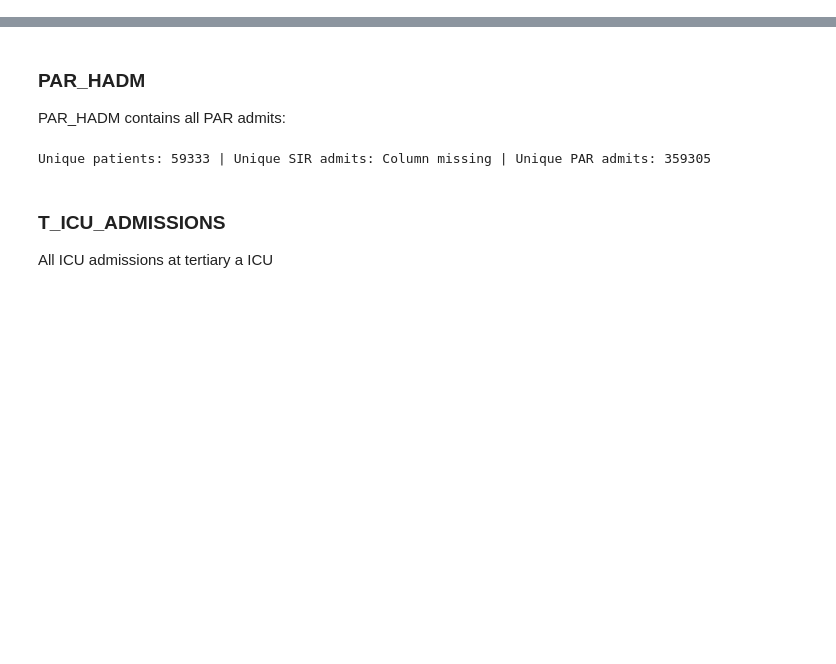
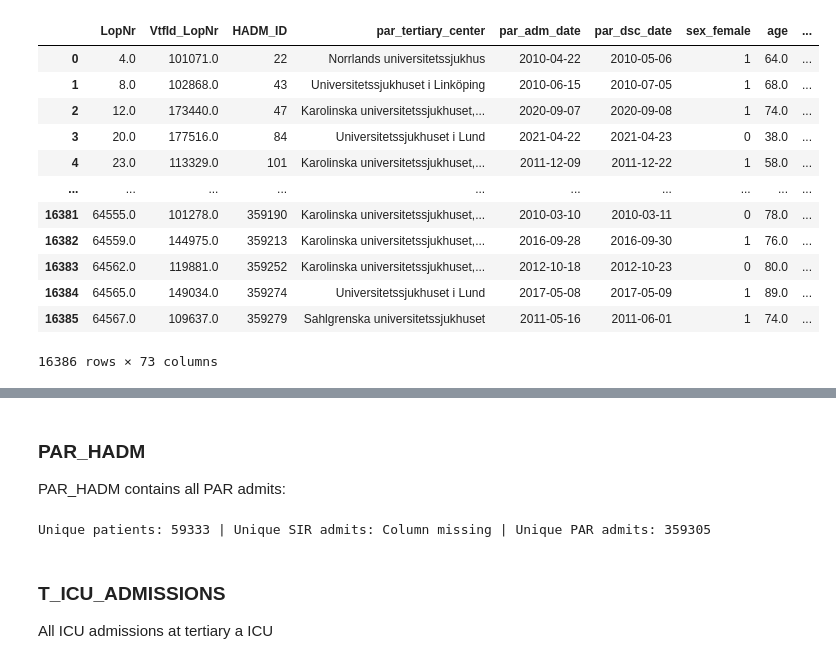
Before and after one commit to johol355/neuro-ascertainment, a Jupyter notebook: candidate-queries/hospital-admission-concept/hospital-admission-concept.ipynb, the cells around one changed output, grey strips where cells are left out. Cells and saved outputs as stored; diff of their text form; code cells hidden in the pictures; blank space fills up the shorter version.

```diff
--- a/candidate-queries/hospital-admission-concept/hospital-admission-concept.ipynb
+++ b/candidate-queries/hospital-admission-concept/hospital-admission-concept.ipynb
@@ -26,0 +48,16 @@ def count_id(df):
+# %%
+d2
+# %% [output]
+|  | LopNr | VtfId_LopNr | HADM_ID | par_tertiary_center | par_adm_date | par_dsc_date | sex_female | age | ... |
+| 0 | 4.0 | 101071.0 | 22 | Norrlands universitetssjukhus | 2010-04-22 | 2010-05-06 | 1 | 64.0 | ... |
+| 1 | 8.0 | 102868.0 | 43 | Universitetssjukhuset i Linköping | 2010-06-15 | 2010-07-05 | 1 | 68.0 | ... |
+| 2 | 12.0 | 173440.0 | 47 | Karolinska universitetssjukhuset,... | 2020-09-07 | 2020-09-08 | 1 | 74.0 | ... |
+| 3 | 20.0 | 177516.0 | 84 | Universitetssjukhuset i Lund | 2021-04-22 | 2021-04-23 | 0 | 38.0 | ... |
+| 4 | 23.0 | 113329.0 | 101 | Karolinska universitetssjukhuset,... | 2011-12-09 | 2011-12-22 | 1 | 58.0 | ... |
+| ... | ... | ... | ... | ... | ... | ... | ... | ... | ... |
+| 16381 | 64555.0 | 101278.0 | 359190 | Karolinska universitetssjukhuset,... | 2010-03-10 | 2010-03-11 | 0 | 78.0 | ... |
+| 16382 | 64559.0 | 144975.0 | 359213 | Karolinska universitetssjukhuset,... | 2016-09-28 | 2016-09-30 | 1 | 76.0 | ... |
+| 16383 | 64562.0 | 119881.0 | 359252 | Karolinska universitetssjukhuset,... | 2012-10-18 | 2012-10-23 | 0 | 80.0 | ... |
+| 16384 | 64565.0 | 149034.0 | 359274 | Universitetssjukhuset i Lund | 2017-05-08 | 2017-05-09 | 1 | 89.0 | ... |
+| 16385 | 64567.0 | 109637.0 | 359279 | Sahlgrenska universitetssjukhuset | 2011-05-16 | 2011-06-01 | 1 | 74.0 | ... |
+16386 rows × 73 columns
```
Also changed, not shown: parts of 9 cells of this notebook, 2 other files.
